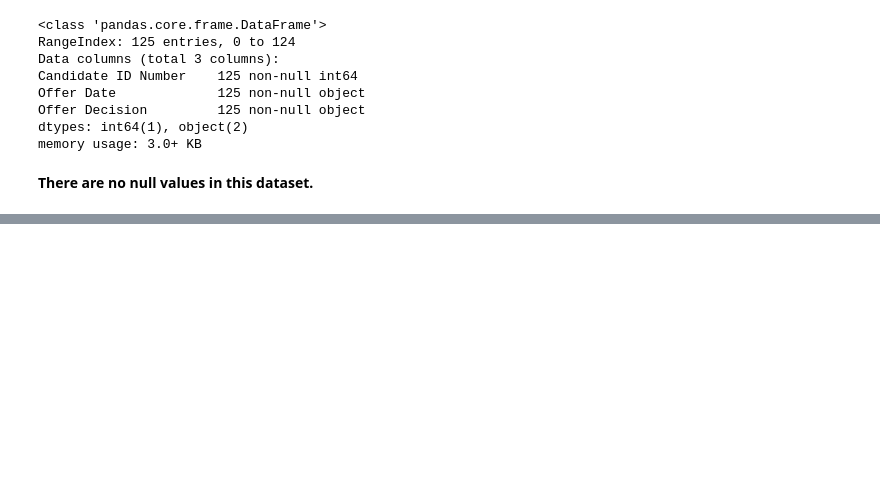
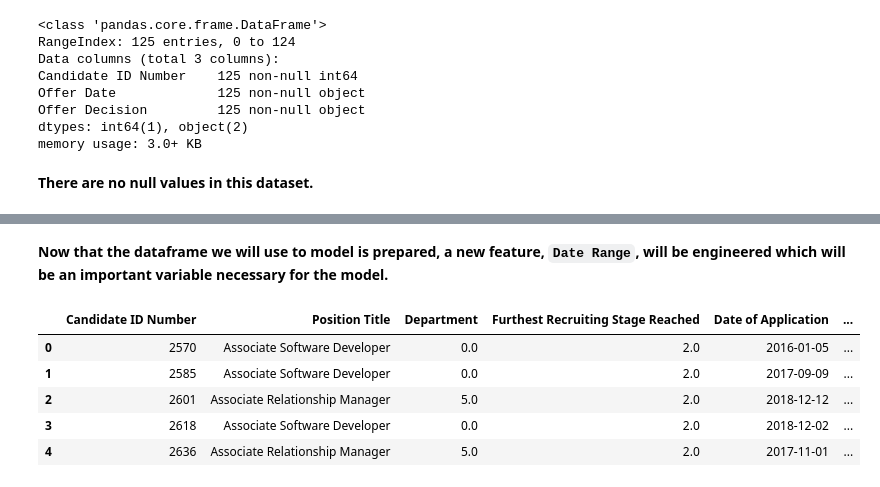
Before and after one commit to danhyunkim/HCAR-Analytics-Report, a Jupyter notebook: Human Capital Analytics and Reporting Case Study.ipynb, the cells around one changed output, grey strips where cells are left out. Drawn from its saved outputs; the diff is of its cells as text; code cells hidden in the pictures; blank space fills up the shorter version.

```diff
--- a/Human Capital Analytics and Reporting Case Study.ipynb
+++ b/Human Capital Analytics and Reporting Case Study.ipynb
@@ -160,0 +302,10 @@ pd.merge(left=ra, right=os, how='outer')
+# %%
+# Create a new dataframe variable that contains the joined dataframed with null values dropped
+model_df = df_join.dropna()
+# %%
+# Reset index of the dataframe and drop unnessecary columns
+model_df.reset_index(inplace=True)
+model_df.drop('index', axis=1, inplace=True)
+model_df.drop('level_0', axis=1, inplace=True)
+# %% [markdown]
+**Now that the dataframe we will use to model is prepared, a new feature, `Date Range`, will be engineered which will be an important variable necessary for the model.**
@@ -160,0 +319,10 @@ pd.merge(left=ra, right=os, how='outer')
+# %%
+# Check to see the new variable has been created
+model_df.head()
+# %% [output]
+|  | Candidate ID Number | Position Title | Department | Furthest Recruiting Stage Reached | Date of Application | ... |
+| 0 | 2570 | Associate Software Developer | 0.0 | 2.0 | 2016-01-05 | ... |
+| 1 | 2585 | Associate Software Developer | 0.0 | 2.0 | 2017-09-09 | ... |
+| 2 | 2601 | Associate Relationship Manager | 5.0 | 2.0 | 2018-12-12 | ... |
+| 3 | 2618 | Associate Software Developer | 0.0 | 2.0 | 2018-12-02 | ... |
+| 4 | 2636 | Associate Relationship Manager | 5.0 | 2.0 | 2017-11-01 | ... |
```
Also changed, not shown: parts of 52 cells of this notebook.
